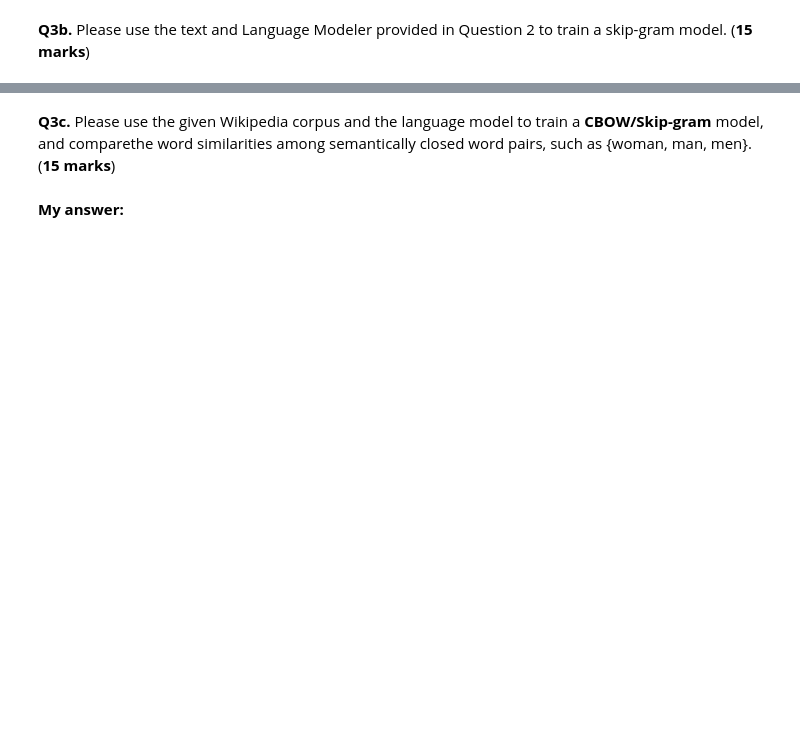
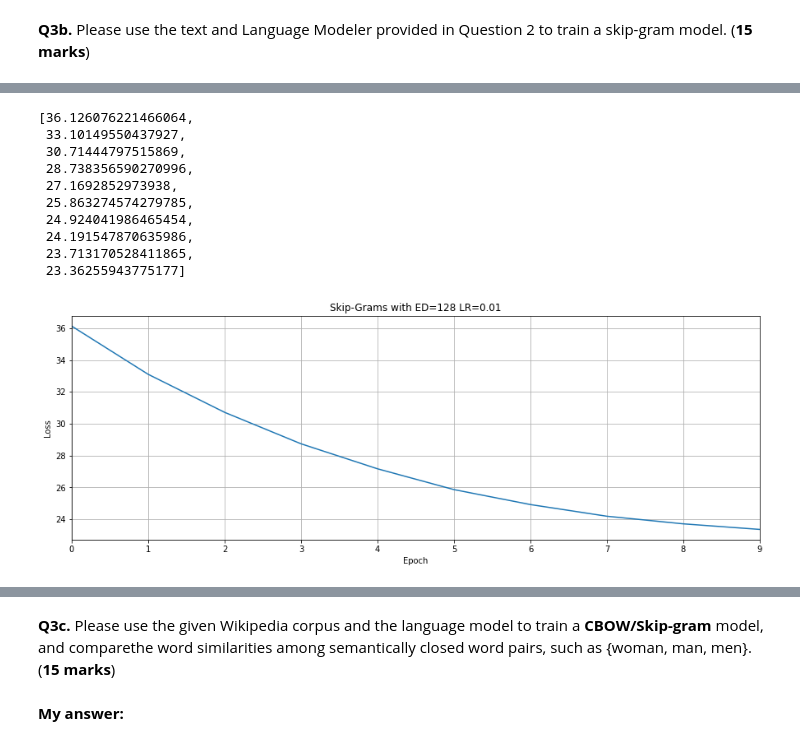
Before and after one commit to swcleon/CS6493, a Jupyter notebook: A1/Submission.ipynb, the cells around one changed output, grey strips where cells are left out. Saved outputs shown, nothing was run; the diff lists cells and outputs as text; code cells hidden in the pictures; blank space fills up the shorter version.

```diff
--- a/A1/Submission.ipynb
+++ b/A1/Submission.ipynb
@@ -378,0 +385,12 @@ Text(0.5, 1.0, 'CBOW with ED=128 LR=0.01')
+# %%
+# Create the (context word, center word) pair given the context size
+@wrap_index_error
+def extract_target(list_words, idx):
+    start = idx-(CONTEXT_SIZE//2) if (idx-(CONTEXT_SIZE//2)) > 0 else 0
+    stop = idx+(CONTEXT_SIZE//2)+1
+    return list_words[start:idx] + list_words[idx+1:stop]
+
+skip_grams = [
+    (test_sentence[i], extract_target(test_sentence, i)) for i in range(test_sentence_length)
+    ]
+pprint(skip_grams)
@@ -378,0 +413,67 @@ Text(0.5, 1.0, 'CBOW with ED=128 LR=0.01')
+# %%
+losses = []
+loss_function = nn.NLLLoss()
+model = LanguageModeler(vocab_size=vocabulary_length,
+                        embedding_dim=EMBEDDING_DIMENSIONS[-1], # EMBEDDING_DIMENSIONS = [32, 64, 128] from Q2c
+                        context_size=CONTEXT_SIZE//CONTEXT_SIZE)
+optimizer = optim.SGD(model.parameters(), lr=1e-2)
+# %%
+# Copy from Q2c and modified.
+for epoch in range(EPOCH): # EPOCH = 10
+
+    total_loss = 0
+
+    for context, target in skip_grams:
+
+        for w in target:
+
+            # Clear gradient accumulated
+            model.zero_grad()
+
+            # Forward pass
+            log_probs = model(
+                torch.tensor([index[context]], dtype=torch.long)
+                )
+
+            # Compute loss
+            loss = loss_function(
+                log_probs,
+                torch.tensor([index[w]], dtype=torch.long)
+                )
+
+            # Backpropagate and update weights
+            loss.backward()
+            optimizer.step()
+
+        # Sums up loss for this epoch
+        total_loss += loss.item()
+
+    # Record total epoch loss
+    losses.append(total_loss)
+
+# Display training losses
+pprint(losses)
+
+plt.figure(figsize=(15, 5))
+plt.plot(losses)
+
+# Pyplot Settings
+plt.grid()
+plt.xticks(range(0, EPOCH))
+plt.xlim(0,9)
+plt.xlabel('Epoch')
+plt.ylabel('Loss')
+plt.title('Skip-Grams with ED=128 LR=0.01')
+plt.show()
+# %% [output]
+[36.126076221466064,
+ 33.10149550437927,
+ 30.71444797515869,
+ 28.738356590270996,
+ 27.1692852973938,
+ 25.863274574279785,
+ 24.924041986465454,
+ 24.191547870635986,
+ 23.713170528411865,
+ 23.36255943775177]
+[figure, added]
```
Also changed, not shown: parts of 11 cells of this notebook.
